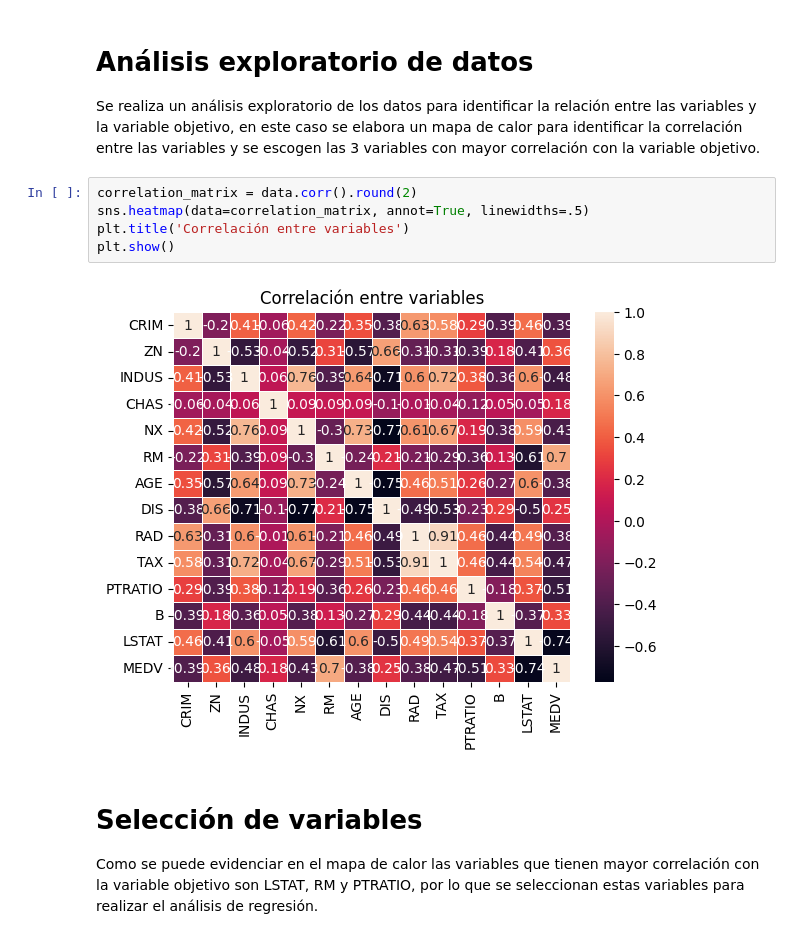
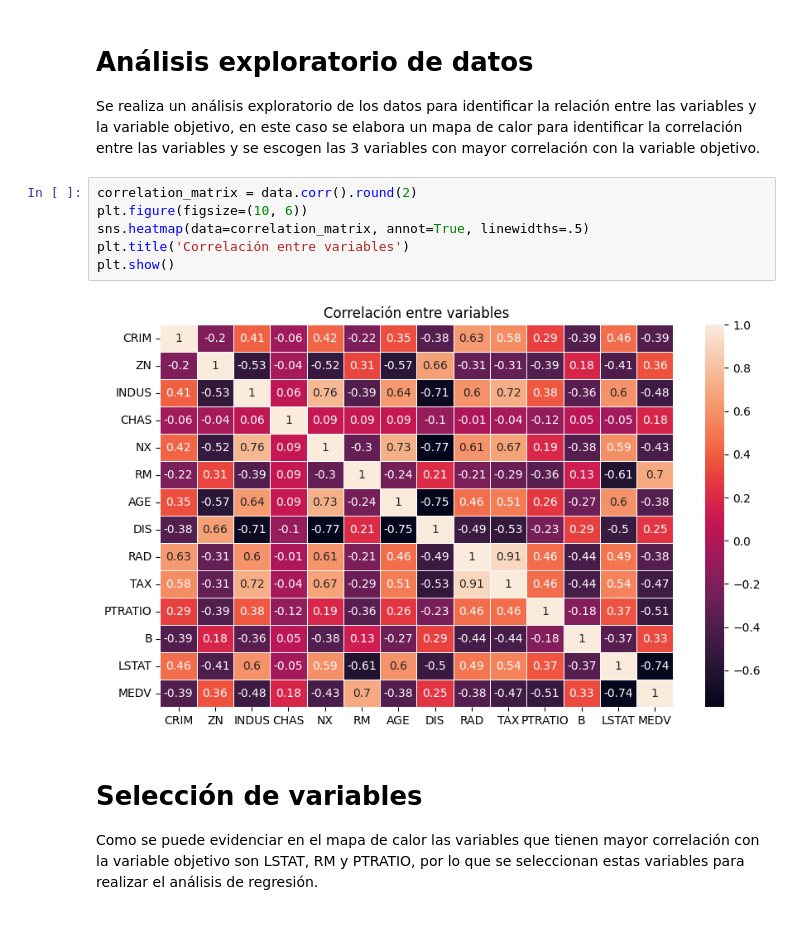
Before and after one commit to andres345gm/TE-regresiones, a Jupyter notebook: Regresion.ipynb, the cells around one changed output. Saved outputs shown, nothing was run; the diff lists cells and outputs as text.

```diff
--- a/Regresion.ipynb
+++ b/Regresion.ipynb
@@ -60,11 +65,12 @@ data.head()
 Se realiza un análisis exploratorio de los datos para identificar la relación entre las variables y la variable objetivo, en este caso se elabora un mapa de calor para identificar la correlación entre las variables y se escogen las 3 variables con mayor correlación con la variable objetivo.
 # %%
 correlation_matrix = data.corr().round(2)
+plt.figure(figsize=(10, 6))
 sns.heatmap(data=correlation_matrix, annot=True, linewidths=.5)
 plt.title('Correlación entre variables')
 plt.show()
 # %% [output]
-[figure, old version]
+[figure, new version]
 # %% [markdown]
 # Selección de variables
 
```
Also changed, not shown: parts of 17 cells of this notebook.
